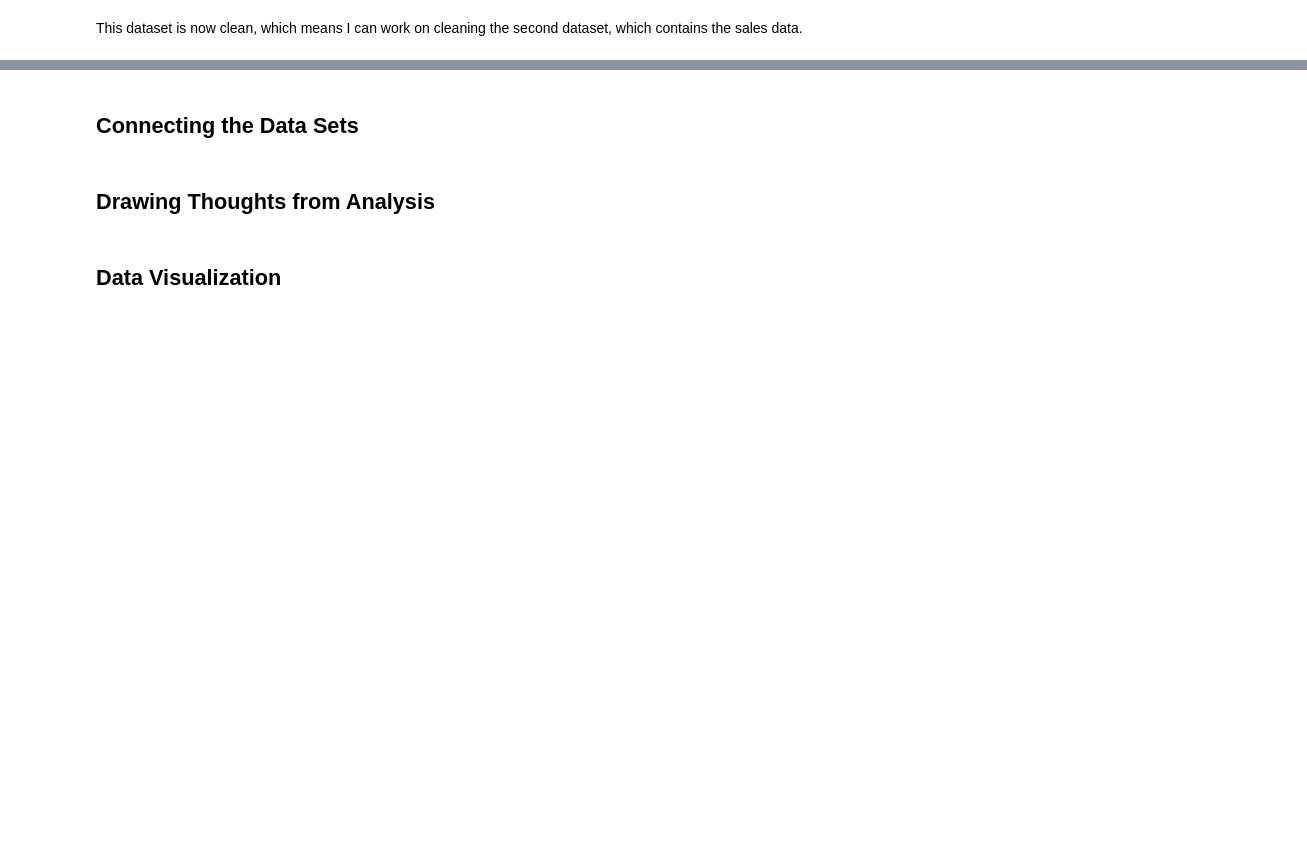
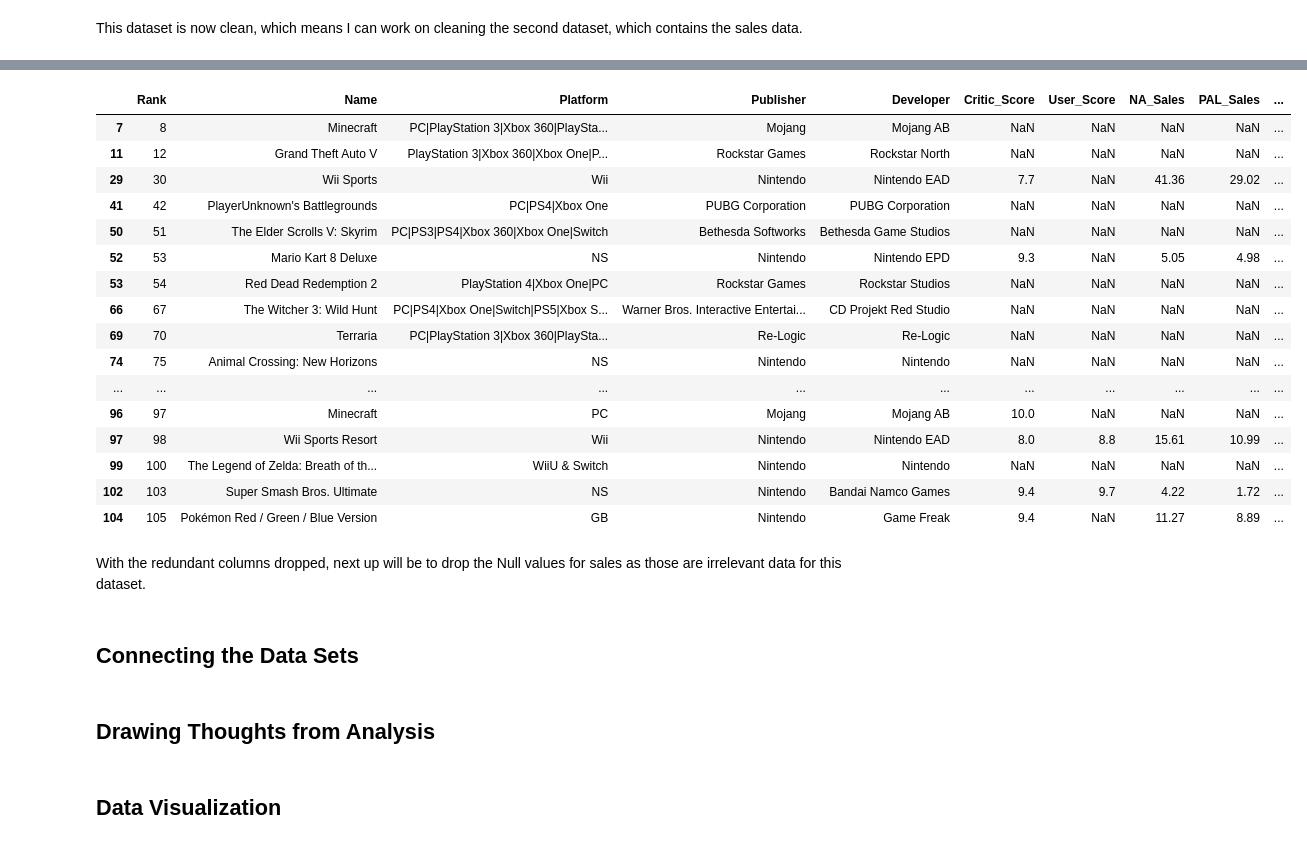
Before and after one commit to Rayan-Arshed/Data-Pipeline-Assessment-Video-Game-Data, a Jupyter notebook: Data-Pipeline-Assessment.ipynb, the cells around one changed output, grey strips where cells are left out. Saved outputs shown, nothing was run; the diff lists cells and outputs as text; code cells hidden in the pictures; blank space fills up the shorter version.

```diff
--- a/Data-Pipeline-Assessment.ipynb
+++ b/Data-Pipeline-Assessment.ipynb
@@ -308,3 +375,28 @@ This dataset is now clean, which means I can work on cleaning the second dataset
+# %%
+# Dropping the column All_Platforms and All_Games
+df_sales = df_sales.drop(columns = ["All_Platforms", "All_Games"])
+# %%
+df_sales.head(20)
+# %% [output]
+|  | Rank | Name | Platform | Publisher | Developer | Critic_Score | User_Score | NA_Sales | PAL_Sales | ... |
+| 7 | 8 | Minecraft | PC|PlayStation 3|Xbox 360|PlaySta... | Mojang | Mojang AB | NaN | NaN | NaN | NaN | ... |
+| 11 | 12 | Grand Theft Auto V | PlayStation 3|Xbox 360|Xbox One|P... | Rockstar Games | Rockstar North | NaN | NaN | NaN | NaN | ... |
+| 29 | 30 | Wii Sports | Wii | Nintendo | Nintendo EAD | 7.7 | NaN | 41.36 | 29.02 | ... |
+| 41 | 42 | PlayerUnknown's Battlegrounds | PC|PS4|Xbox One | PUBG Corporation | PUBG Corporation | NaN | NaN | NaN | NaN | ... |
+| 50 | 51 | The Elder Scrolls V: Skyrim | PC|PS3|PS4|Xbox 360|Xbox One|Switch | Bethesda Softworks | Bethesda Game Studios | NaN | NaN | NaN | NaN | ... |
+| 52 | 53 | Mario Kart 8 Deluxe | NS | Nintendo | Nintendo EPD | 9.3 | NaN | 5.05 | 4.98 | ... |
+| 53 | 54 | Red Dead Redemption 2 | PlayStation 4|Xbox One|PC | Rockstar Games | Rockstar Studios | NaN | NaN | NaN | NaN | ... |
+| 66 | 67 | The Witcher 3: Wild Hunt | PC|PS4|Xbox One|Switch|PS5|Xbox S... | Warner Bros. Interactive Entertai... | CD Projekt Red Studio | NaN | NaN | NaN | NaN | ... |
+| 69 | 70 | Terraria | PC|PlayStation 3|Xbox 360|PlaySta... | Re-Logic | Re-Logic | NaN | NaN | NaN | NaN | ... |
+| 74 | 75 | Animal Crossing: New Horizons | NS | Nintendo | Nintendo | NaN | NaN | NaN | NaN | ... |
+| ... | ... | ... | ... | ... | ... | ... | ... | ... | ... | ... |
+| 96 | 97 | Minecraft | PC | Mojang | Mojang AB | 10.0 | NaN | NaN | NaN | ... |
+| 97 | 98 | Wii Sports Resort | Wii | Nintendo | Nintendo EAD | 8.0 | 8.8 | 15.61 | 10.99 | ... |
+| 99 | 100 | The Legend of Zelda: Breath of th... | WiiU & Switch | Nintendo | Nintendo | NaN | NaN | NaN | NaN | ... |
+| 102 | 103 | Super Smash Bros. Ultimate | NS | Nintendo | Bandai Namco Games | 9.4 | 9.7 | 4.22 | 1.72 | ... |
+| 104 | 105 | Pokémon Red / Green / Blue Version | GB | Nintendo | Game Freak | 9.4 | NaN | 11.27 | 8.89 | ... |
+# %% [markdown]
+With the redundant columns dropped, next up will be to drop the Null values for sales as those are irrelevant data for this dataset.
 # %% [markdown]
 ## Connecting the Data Sets
 # %% [markdown]
```
Also changed, not shown: parts of 7 cells of this notebook.
